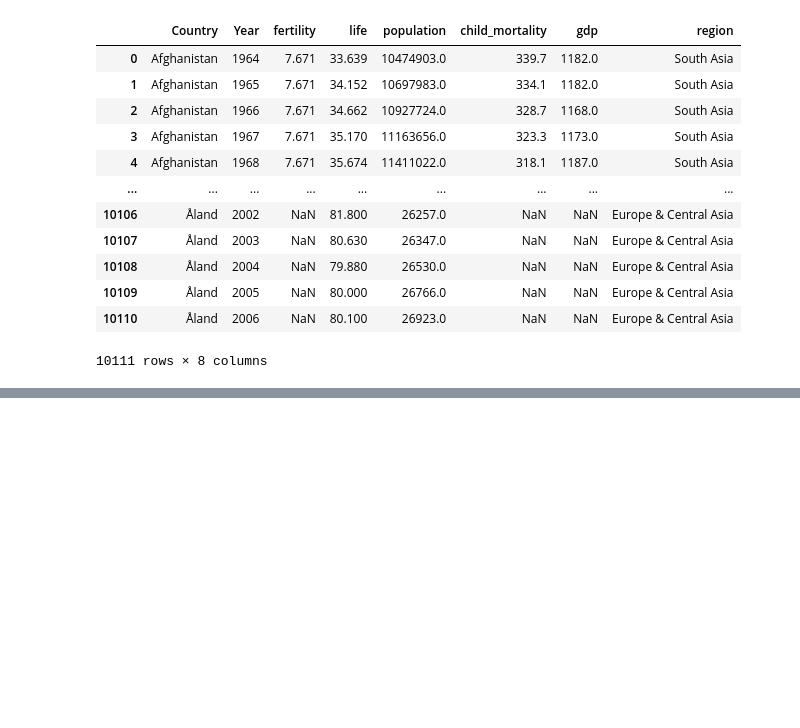
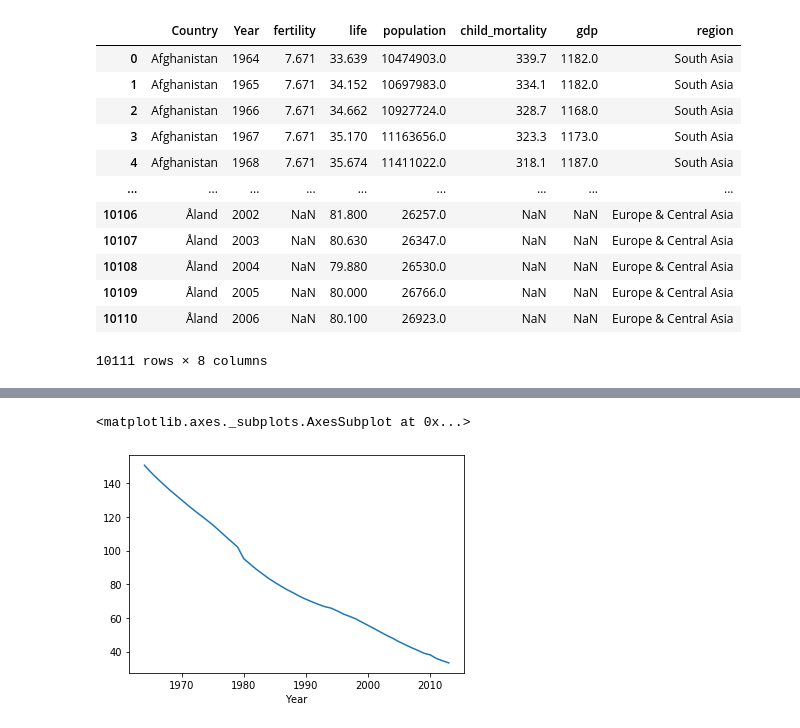
Before and after one commit to py-train/cyient-mar23, a Jupyter notebook: Day6.ipynb, the cells around one changed output, grey strips where cells are left out. Drawn from its saved outputs; the diff is of its cells as text; code cells hidden in the pictures; blank space fills up the shorter version.

```diff
--- a/Day6.ipynb
+++ b/Day6.ipynb
@@ -562,0 +685,6 @@ gm
+# %%
+# gm.groupby('Year').mean().child_mortality
+gm.groupby('Year').child_mortality.mean().plot()
+# %% [output]
+<matplotlib.axes._subplots.AxesSubplot at 0x...>
+[figure, added]
```
Also changed, not shown: parts of 42 cells of this notebook.
